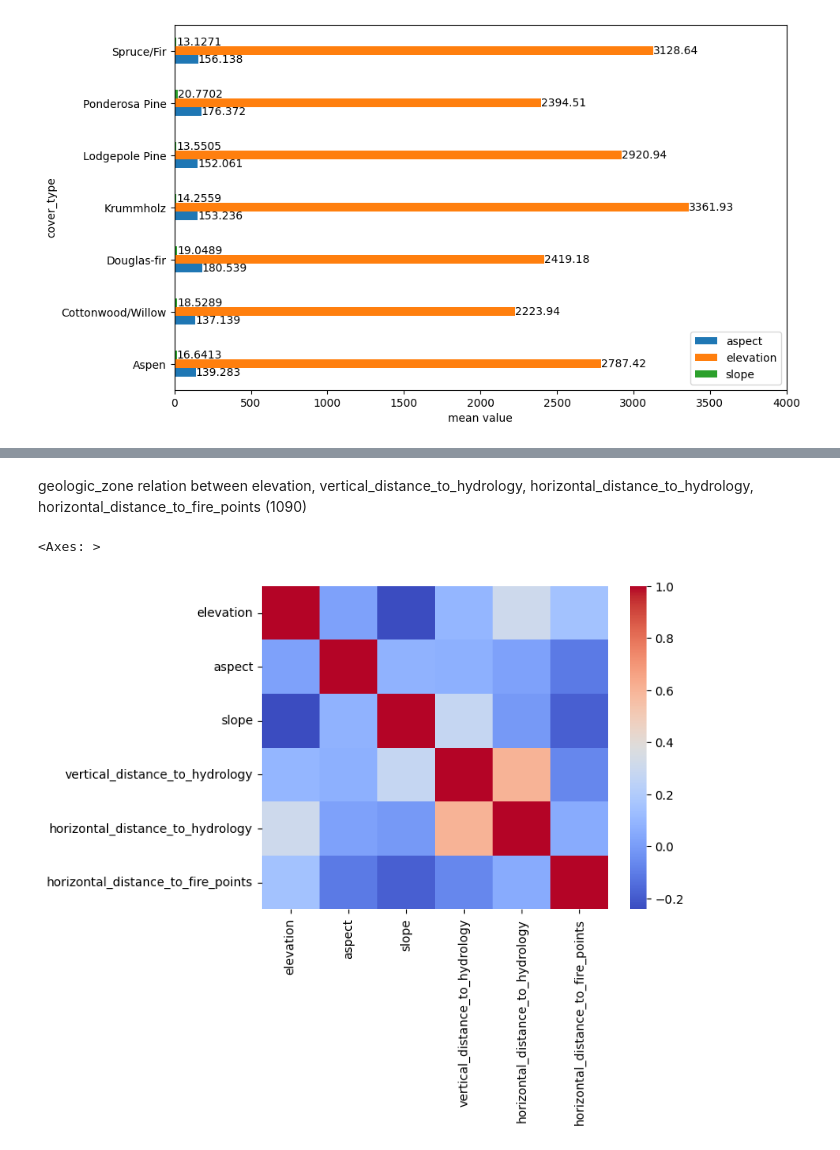
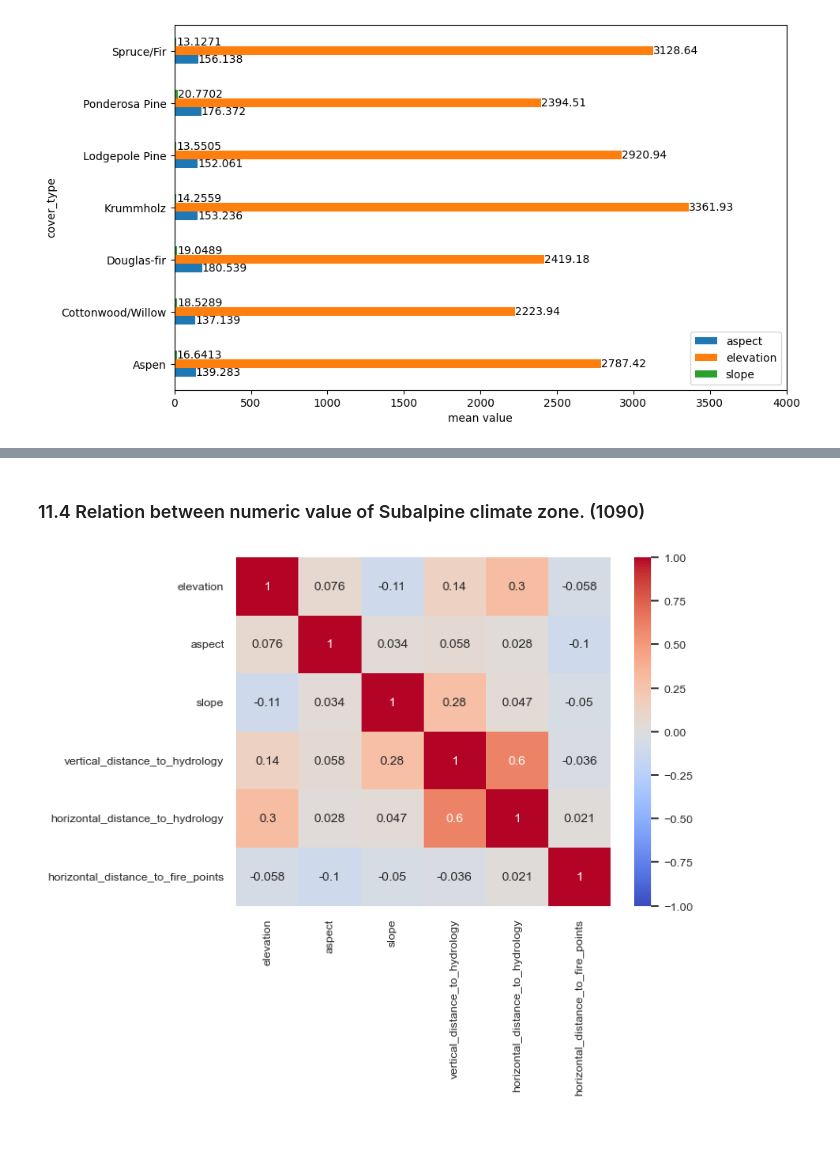
Before and after one commit to Querians/Exploratory-Data-Analysis, a Jupyter notebook: exploratory_data_analysis.ipynb, the cells around one changed output, grey strips where cells are left out. Drawn from its saved outputs; the diff is of its cells as text; code cells hidden in the pictures.

```diff
--- a/exploratory_data_analysis.ipynb
+++ b/exploratory_data_analysis.ipynb
@@ -240,0 +292,18 @@ ax.bar_label(ax.containers[2]);
+# %%
+# find mean hillshade in each time in each elevation
+plot1044 = cvt.pivot_table(index = "elevation",values = ["hillshade_9am","hillshade_noon","hillshade_3pm"],aggfunc=np.mean).reset_index()
+# make a range of elevation = 250
+plot1044["elevation_range"] = pd.cut(x=plot1044['elevation'], bins=np.arange(plot1044.elevation.min()-1,plot1044.elevation.max()+250, 250))
+# group data by elevation_range
+plot1044 = plot1044.groupby(['elevation_range']).mean().drop(columns='elevation').reset_index()
+
+# plotting & customizing bar graph of each variable
+ax = plot1044.plot.barh(x = 'elevation_range',figsize = (10, 14))
+ax.set(xlabel = "mean value")
+ax.set_xlim(xmax = 250)
+# show mean value in each label
+ax.bar_label(ax.containers[0])
+ax.bar_label(ax.containers[1])
+ax.bar_label(ax.containers[2])
+# change font size
+sns.set(font_scale=0.8);
@@ -241,8 +312,7 @@ ax.bar_label(ax.containers[2]);
 # %% [markdown]
- geologic_zone relation between elevation, vertical_distance_to_hydrology, horizontal_distance_to_hydrology, horizontal_distance_to_fire_points (1090)
+### 11.4 Relation between numeric value of Subalpine climate zone. (1090)
 # %%
 plot_1090 = cvt.loc[cvt['climatic_zone'] == 'subalpine', ['elevation', 'aspect', 'slope', 'vertical_distance_to_hydrology','horizontal_distance_to_hydrology','horizontal_distance_to_fire_points']]
-sns.heatmap(plot_1090.corr(), cmap='coolwarm')
+sns.heatmap(plot_1090.corr(), vmin = -1.0, vmax = 1.0, annot=True, cmap = 'coolwarm');
 # %% [output]
-<Axes: >
-[figure, old version]
+[figure, new version]
```
Also changed, not shown: parts of 26 cells of this notebook.
